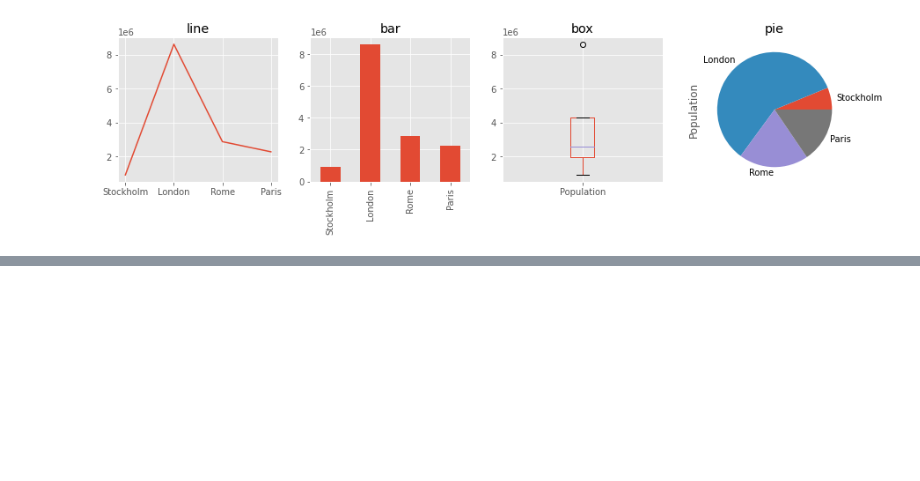
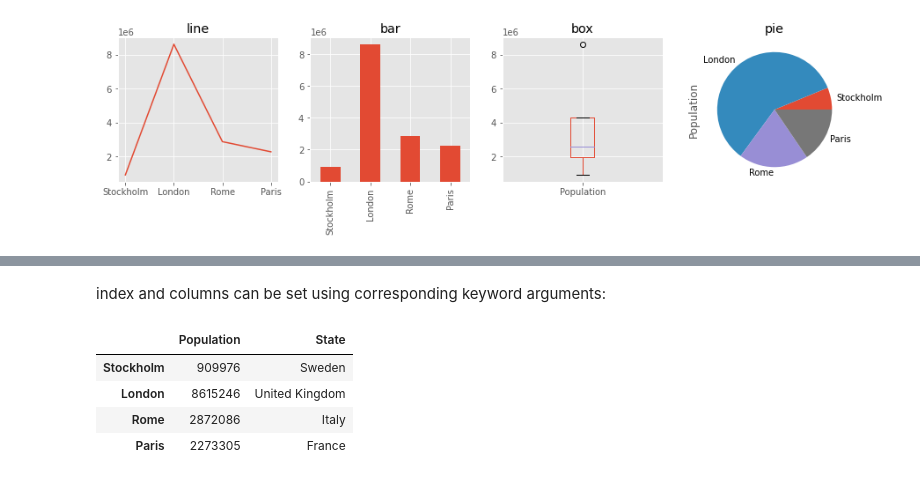
Before and after one commit to ghhernandes/numerical-python-book, a Jupyter notebook: notebooks/Chapter-12.ipynb, the cells around one changed output, grey strips where cells are left out. Saved outputs shown, nothing was run; the diff lists cells and outputs as text; code cells hidden in the pictures; blank space fills up the shorter version.

```diff
--- a/notebooks/Chapter-12.ipynb
+++ b/notebooks/Chapter-12.ipynb
@@ -92,0 +129,14 @@ s.plot(ax=axes[3], kind='pie', title='pie')
+# %% [markdown]
+index and columns can be set using corresponding keyword arguments:
+# %%
+df = pd.DataFrame([[909976, "Sweden"], [8615246, "United Kingdom"],
+[2872086, "Italy"],
+[2273305, "France"]],
+index=["Stockholm", "London", "Rome", "Paris"], columns=["Population", "State"])
+df
+# %% [output]
+|  | Population | State |
+| Stockholm | 909976 | Sweden |
+| London | 8615246 | United Kingdom |
+| Rome | 2872086 | Italy |
+| Paris | 2273305 | France |
```
Also changed, not shown: parts of 11 cells of this notebook.
